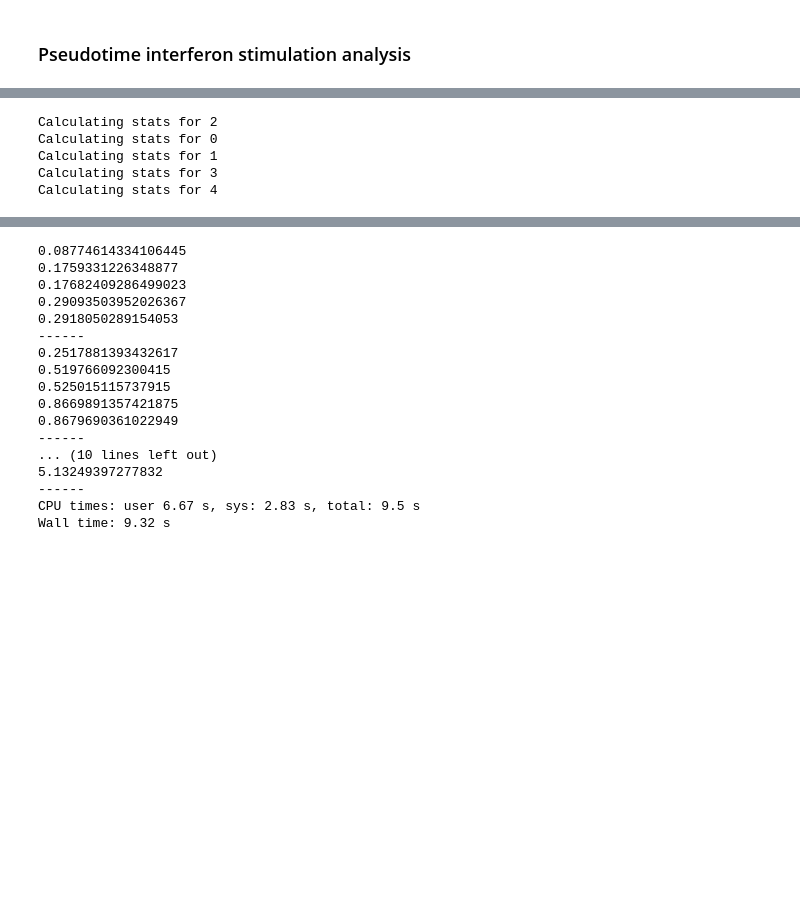
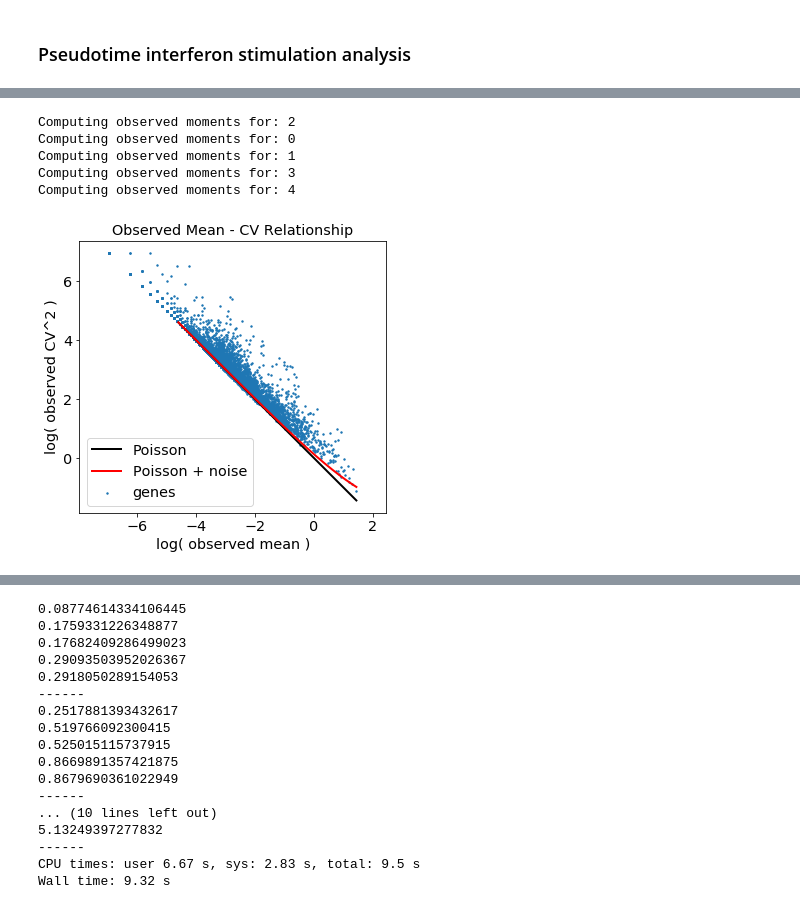
Before and after one commit to yelabucsf/scrna-parameter-estimation, a Jupyter notebook: examples/interferon_stimulation/interferon_analysis_notebook.ipynb, the cells around one changed output, grey strips where cells are left out. Saved outputs shown, nothing was run; the diff lists cells and outputs as text; code cells hidden in the pictures; blank space fills up the shorter version.

```diff
--- a/examples/interferon_stimulation/interferon_analysis_notebook.ipynb
+++ b/examples/interferon_stimulation/interferon_analysis_notebook.ipynb
@@ -535,25 +510,22 @@ cd4_adata.obs['stim_tp'] = cd4_pt_df['stim_tp'].astype(str)
 cd4_stim_adata = cd4_adata[cd4_adata.obs.stim == 'stim'].copy()
 cd4_stim_adata.obs['stim_tp'] = cd4_stim_adata.obs['stim_tp'].replace('5', '4')
 # %%
-imp.reload(simplesc)
-stim_tp_estimator = simplesc.SingleCellEstimator(
+imp.reload(scme)
+estimator = scme.SingleCellEstimator(
     adata=cd4_stim_adata,
     group_label='stim_tp',
     n_umis_column='n_counts',
     num_permute=10000,
-    p=0.1)
+    beta=0.1)
+
+estimator.estimate_beta_sq(tolerance=3)
+# %% [output]
+Computing observed moments for: 2
+Computing observed moments for: 0
+Computing observed moments for: 1
+Computing observed moments for: 3
+Computing observed moments for: 4
-# %%
-for tp in cd4_stim_adata.obs.stim_tp.drop_duplicates():
-
-    print('Calculating stats for {}'.format(tp))
-
-    stim_tp_estimator.compute_observed_moments(tp)
-    stim_tp_estimator.compute_estimated_moments(tp)
-    stim_tp_estimator.compute_params(tp)
-    stim_tp_estimator.compute_confidence_intervals(tp)
-# %% [output]
-Calculating stats for 2
-Calculating stats for 0
-Calculating stats for 1
-Calculating stats for 3
-Calculating stats for 4
+# %%
+estimator.plot_cv_mean_curve()
+# %% [output]
+[figure, added]
```
Also changed, not shown: parts of 87 cells of this notebook, 5 other files.
